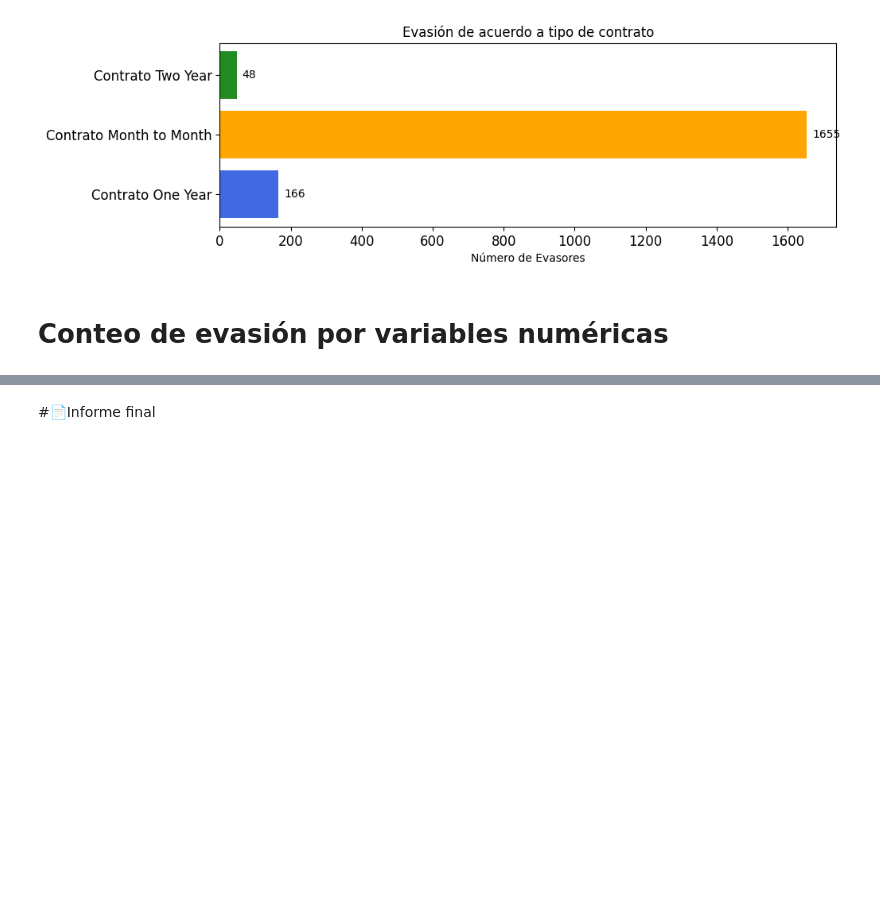
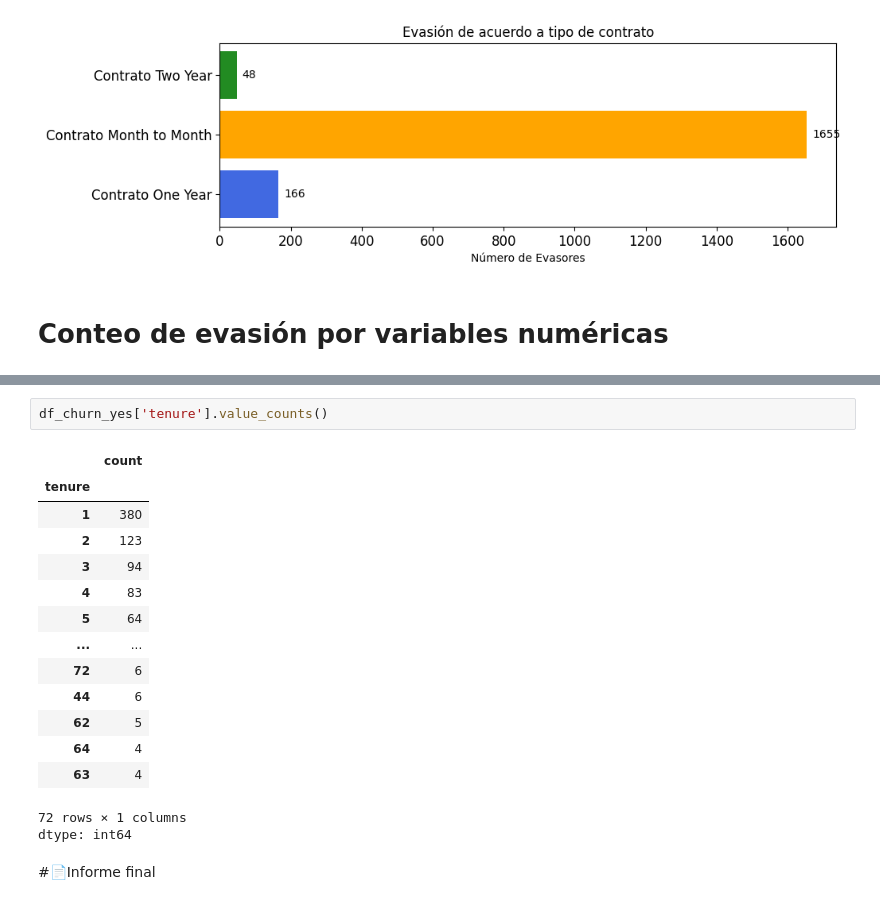
Before and after one commit to patricioterraza/TelecomX_LATAM, a Jupyter notebook: telecomx_latam.ipynb, the cells around one changed output, grey strips where cells are left out. Cells and saved outputs as stored; diff of their text form; blank space fills up the shorter version.

```diff
--- a/telecomx_latam.ipynb
+++ b/telecomx_latam.ipynb
@@ -517,2 +523,20 @@ plt.show()
+# %%
+df_churn_yes['tenure'].value_counts()
+# %% [output]
+|  | count |
+| tenure |  |
+| 1 | 380 |
+| 2 | 123 |
+| 3 | 94 |
+| 4 | 83 |
+| 5 | 64 |
+| ... | ... |
+| 72 | 6 |
+| 44 | 6 |
+| 62 | 5 |
+| 64 | 4 |
+| 63 | 4 |
+72 rows × 1 columns
+dtype: int64
 # %% [markdown]
 #📄Informe final
```
Also changed, not shown: parts of 1 cell of this notebook.
